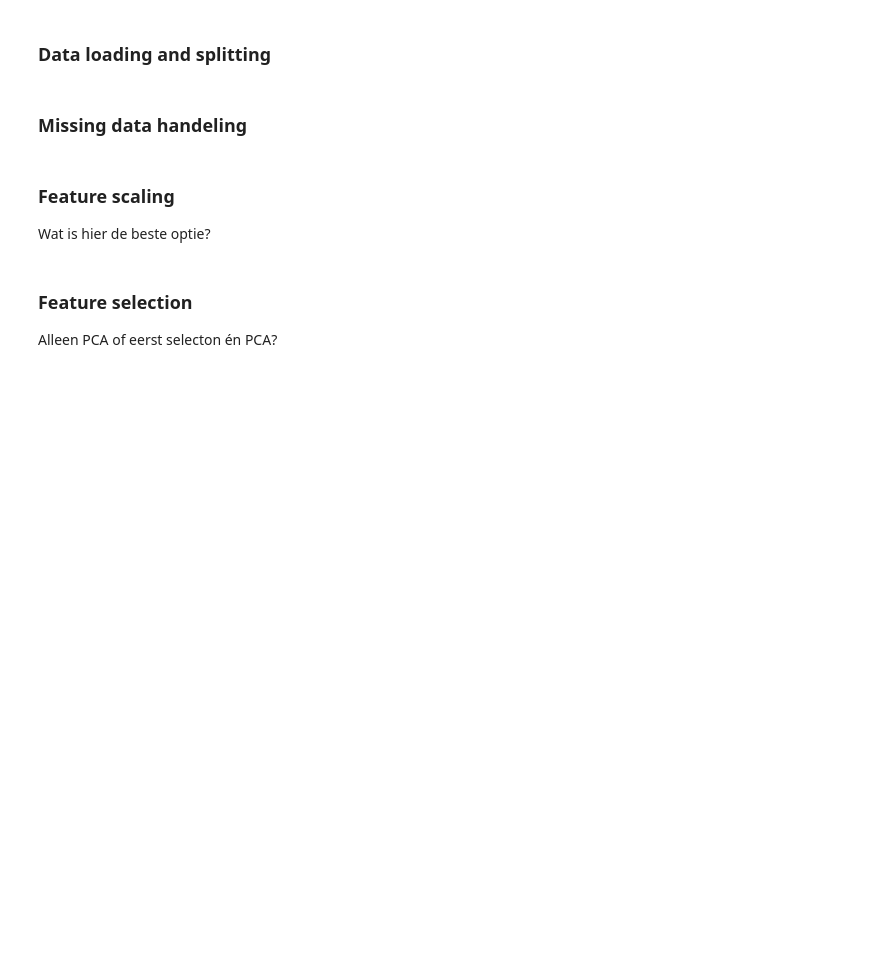
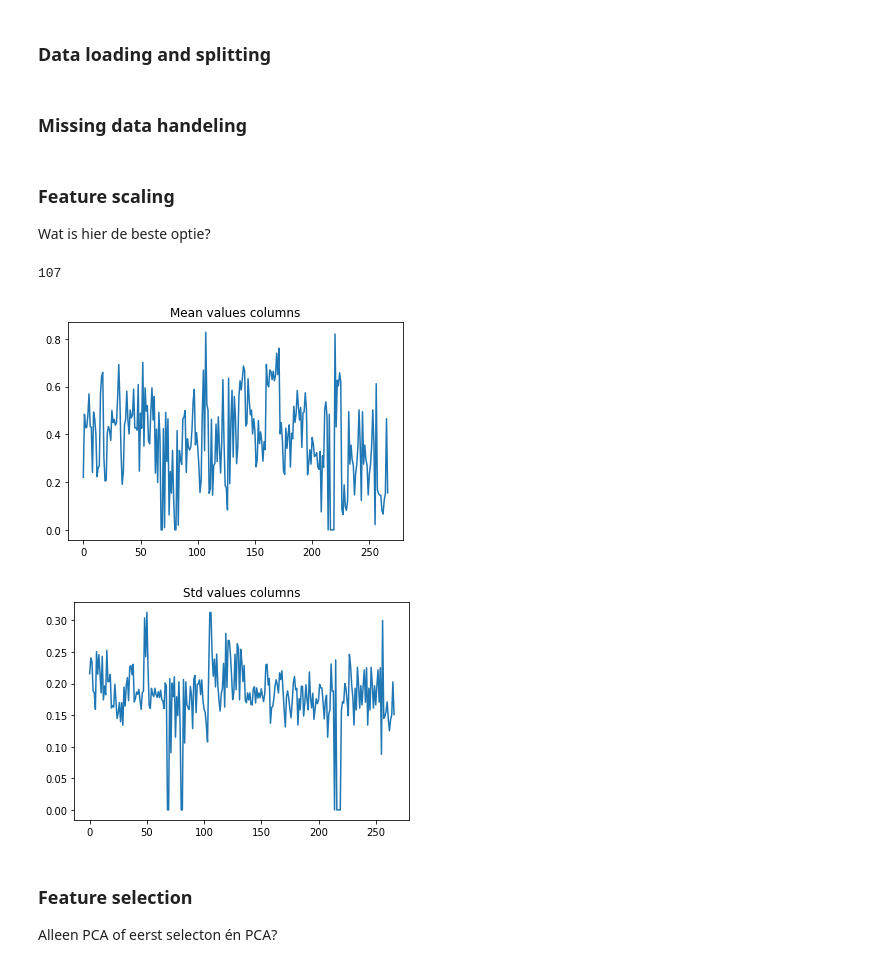
Before and after one commit to Enzo-Kerkhof/TM10007_PROJECT, a Jupyter notebook: assignment.ipynb, the cells around one changed output. Cells and saved outputs as stored; diff of their text form; code cells hidden in the pictures; blank space fills up the shorter version.

```diff
--- a/assignment.ipynb
+++ b/assignment.ipynb
@@ -56,10 +58,25 @@ y_train = np.array(y_train)
 Wat is hier de beste optie?
 # %%
 # Scale the data to be normal
-scaler = preprocessing.RobustScaler()
+scaler = preprocessing.MinMaxScaler()
 scaler.fit(X_train)
 X_train_scaled = scaler.transform(X_train)
 X_test_scaled = scaler.transform(X_test)
+
+data_statistics=pd.DataFrame(X_train_scaled).describe()
+plt.figure();
+plt.plot(range(267),data_statistics.loc['mean',:])
+plt.title("Mean values columns")
+
+plt.figure();
+plt.plot(range(267),data_statistics.loc['std',:])
+plt.title("Std values columns")
+
+print(np.argmax(data_statistics.loc['mean',:]))
+# %% [output]
+107
+[figure, added]
+[figure, added]
 # %% [markdown]
 ### Feature selection
 
```
Also changed, not shown: parts of 4 cells of this notebook.
